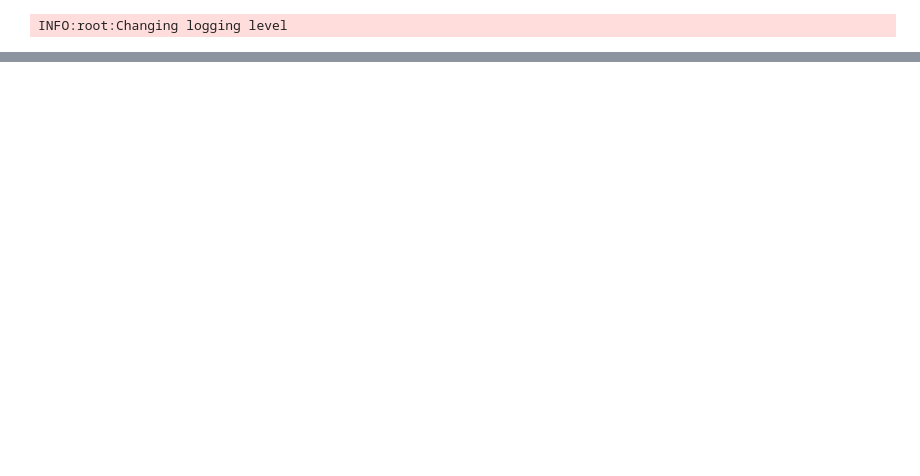
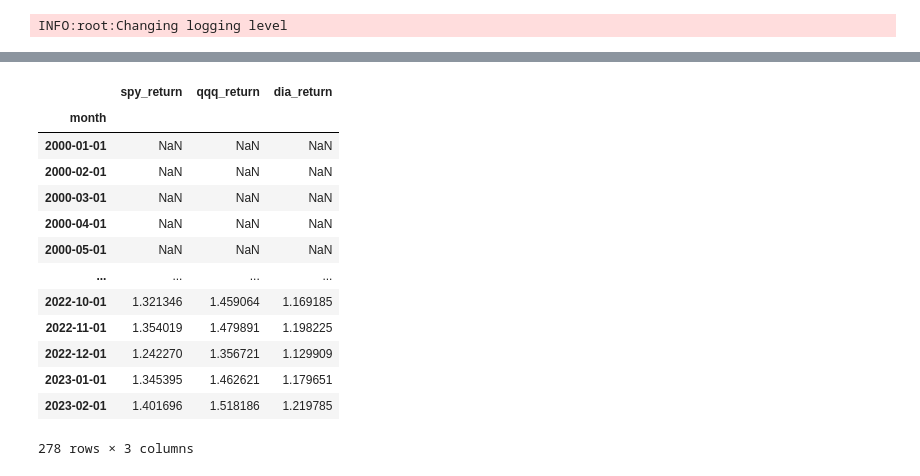
Before and after one commit to pablovera-ML/stocks, a Jupyter notebook: portfolio_selection.ipynb, the cells around one changed output, grey strips where cells are left out. Drawn from its saved outputs; the diff is of its cells as text; code cells hidden in the pictures; blank space fills up the shorter version.

```diff
--- a/portfolio_selection.ipynb
+++ b/portfolio_selection.ipynb
@@ -90,0 +223,19 @@ with engine.connect() as connection:
+# %%
+sharpe_ratio = (excess_return.rolling(periods).mean()/excess_return.rolling(periods).std())*(12**0.5)
+# %%
+sharpe_ratio
+# %% [output]
+|  | spy_return | qqq_return | dia_return |
+| month |  |  |  |
+| 2000-01-01 | NaN | NaN | NaN |
+| 2000-02-01 | NaN | NaN | NaN |
+| 2000-03-01 | NaN | NaN | NaN |
+| 2000-04-01 | NaN | NaN | NaN |
+| 2000-05-01 | NaN | NaN | NaN |
+| ... | ... | ... | ... |
+| 2022-10-01 | 1.321346 | 1.459064 | 1.169185 |
+| 2022-11-01 | 1.354019 | 1.479891 | 1.198225 |
+| 2022-12-01 | 1.242270 | 1.356721 | 1.129909 |
+| 2023-01-01 | 1.345395 | 1.462621 | 1.179651 |
+| 2023-02-01 | 1.401696 | 1.518186 | 1.219785 |
+278 rows × 3 columns
```
Also changed, not shown: parts of 22 cells of this notebook.
